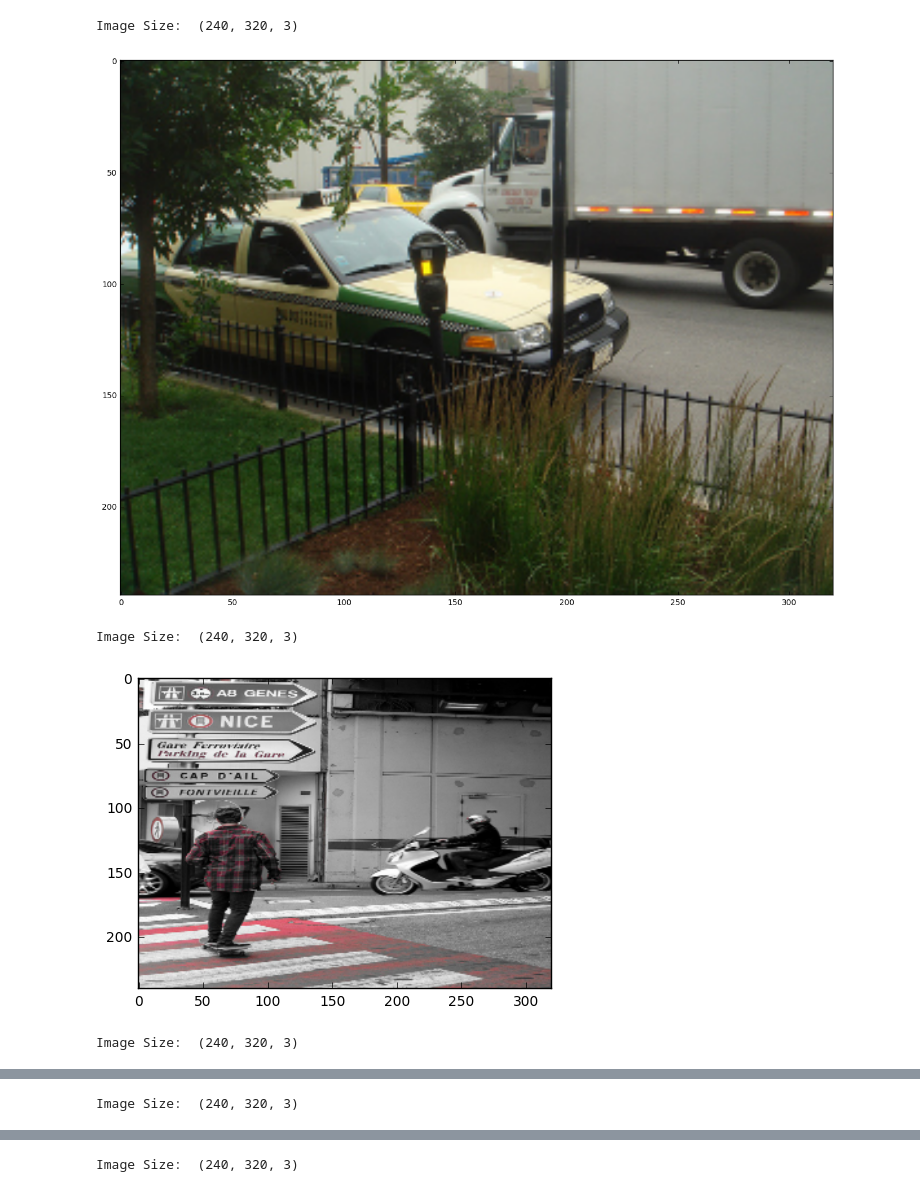
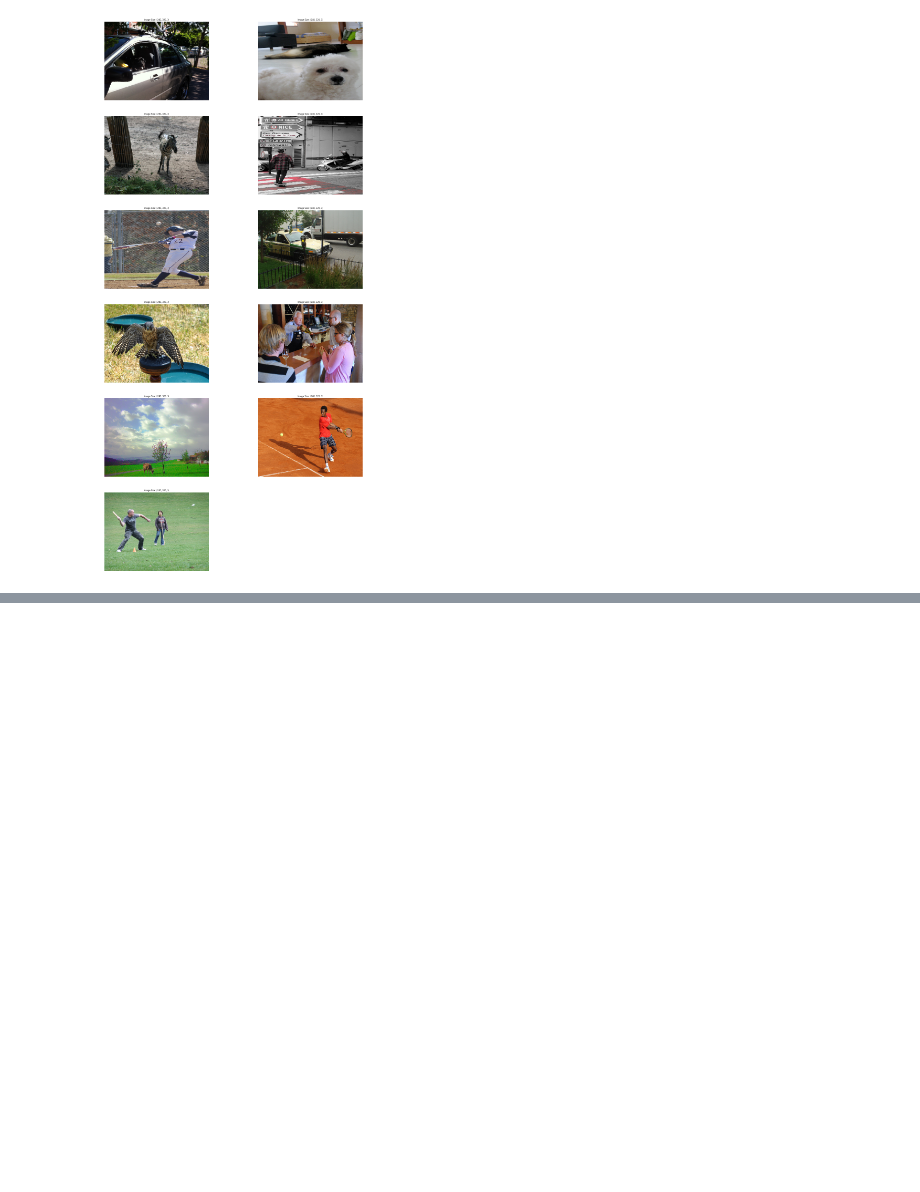
Before and after one commit to alexhagiopol/deep_homography_estimation, a Jupyter notebook: Dataset_Generation_Visualization.ipynb, the cells around one changed output, grey strips where cells are left out. Cells and saved outputs as stored; diff of their text form; code cells hidden in the pictures; blank space fills up the shorter version.

```diff
--- a/Dataset_Generation_Visualization.ipynb
+++ b/Dataset_Generation_Visualization.ipynb
@@ -17,16 +17,14 @@ def show_image(location, title, img, width=None):
         plt.show()
         plt.close()
 # %%
-plt.figure(figsize=(16,16))
-for img_file_location in glob("./ms_coco_test_images/*.jpg"):
+plt.figure(figsize=(20,40))
+loc_list = glob("./ms_coco_test_images/*.jpg")
+for index in range(len(loc_list)):
+    img_file_location = loc_list[index]
     image = plt.imread(img_file_location)
     image = cv2.resize(image, (320,240))
-    print("Image Size: ", image.shape)
-    plt.imshow(image)
-    plt.show()
+    show_image((6,2,index + 1), "Image Size: "+ str(image.shape), image)
+plt.show()
+plt.close()
 # %% [output]
-Image Size:  (240, 320, 3)
-[figure, old version]
+[figure, new version]
-Image Size:  (240, 320, 3)
-[figure, removed]
-Image Size:  (240, 320, 3)
@@ -34 +30,0 @@ Image Size:  (240, 320, 3)
-Image Size:  (240, 320, 3)
@@ -36 +30,0 @@ Image Size:  (240, 320, 3)
-Image Size:  (240, 320, 3)
```
Also changed, not shown: parts of 1 cell of this notebook, 2 other files.
